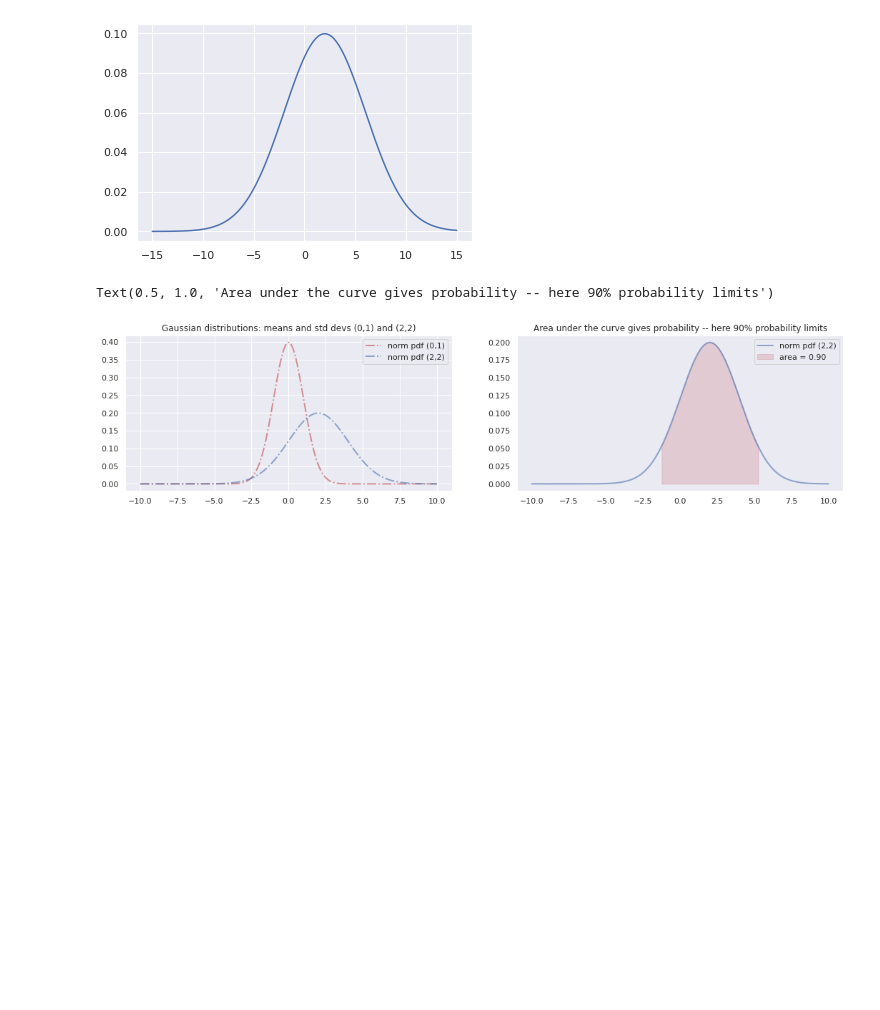
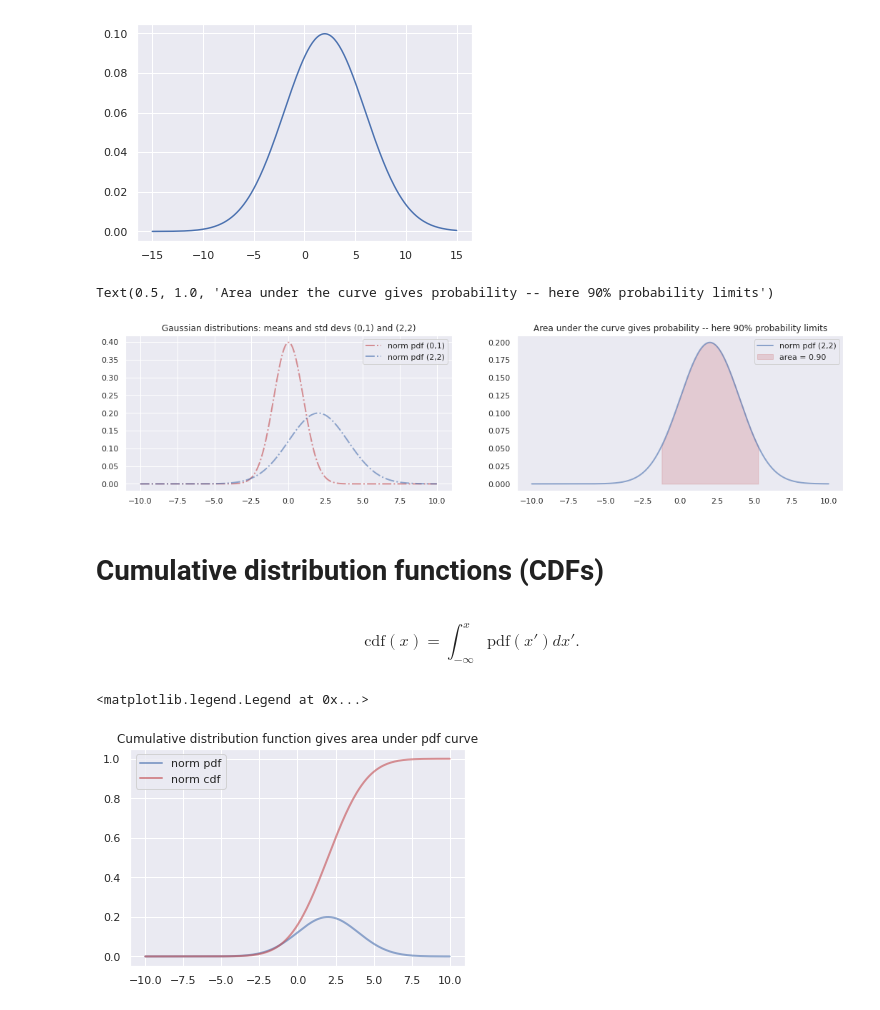
Before and after one commit to benwtks/machine-learning, a Jupyter notebook: lab3.ipynb, the cells around one changed output. Drawn from its saved outputs; the diff is of its cells as text; code cells hidden in the pictures; blank space fills up the shorter version.

```diff
--- a/lab3.ipynb
+++ b/lab3.ipynb
@@ -41,3 +43,15 @@ ax[1].set_title("Area under the curve gives probability -- here 90% probability
 # %% [output]
 Text(0.5, 1.0, 'Area under the curve gives probability -- here 90% probability limits')
 [figure]
+# %% [markdown]
+# Cumulative distribution functions (CDFs)
+# %% [markdown]
+$$\mbox{cdf}(x) = \int_{-\infty}^x \mbox{pdf}(x') dx'.$$
+# %%
+plt.plot(x, stats.norm.pdf(x, 2, 2), 'b-', lw=2, alpha=0.6, label='norm pdf')
+plt.plot(x, stats.norm.cdf(x, 2, 2), 'r-', lw=2, alpha=0.6, label='norm cdf')
+plt.title("Cumulative distribution function gives area under pdf curve")
+plt.legend()
+# %% [output]
+<matplotlib.legend.Legend at 0x...>
+[figure, added]
```
Also changed, not shown: parts of 3 cells of this notebook.
